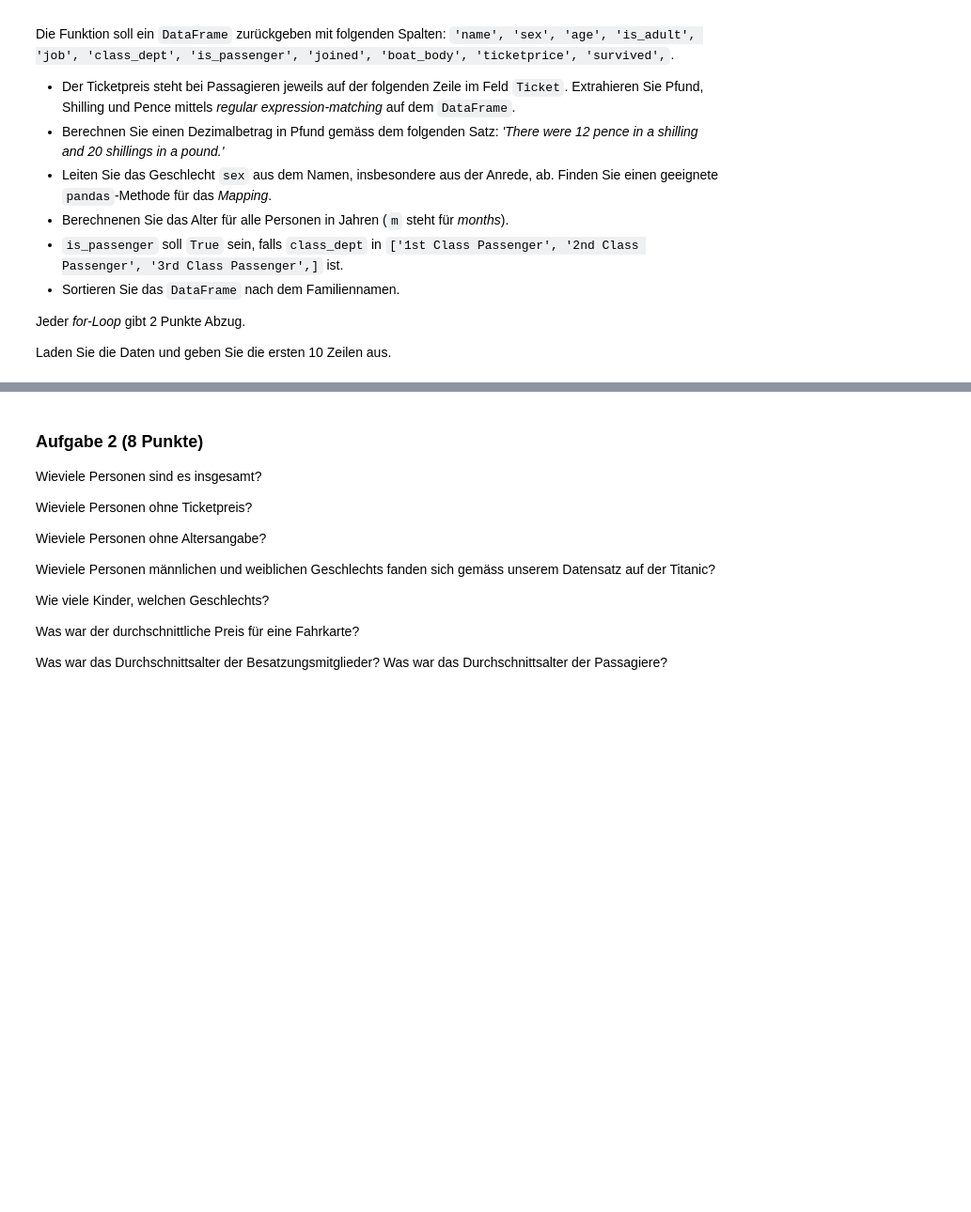
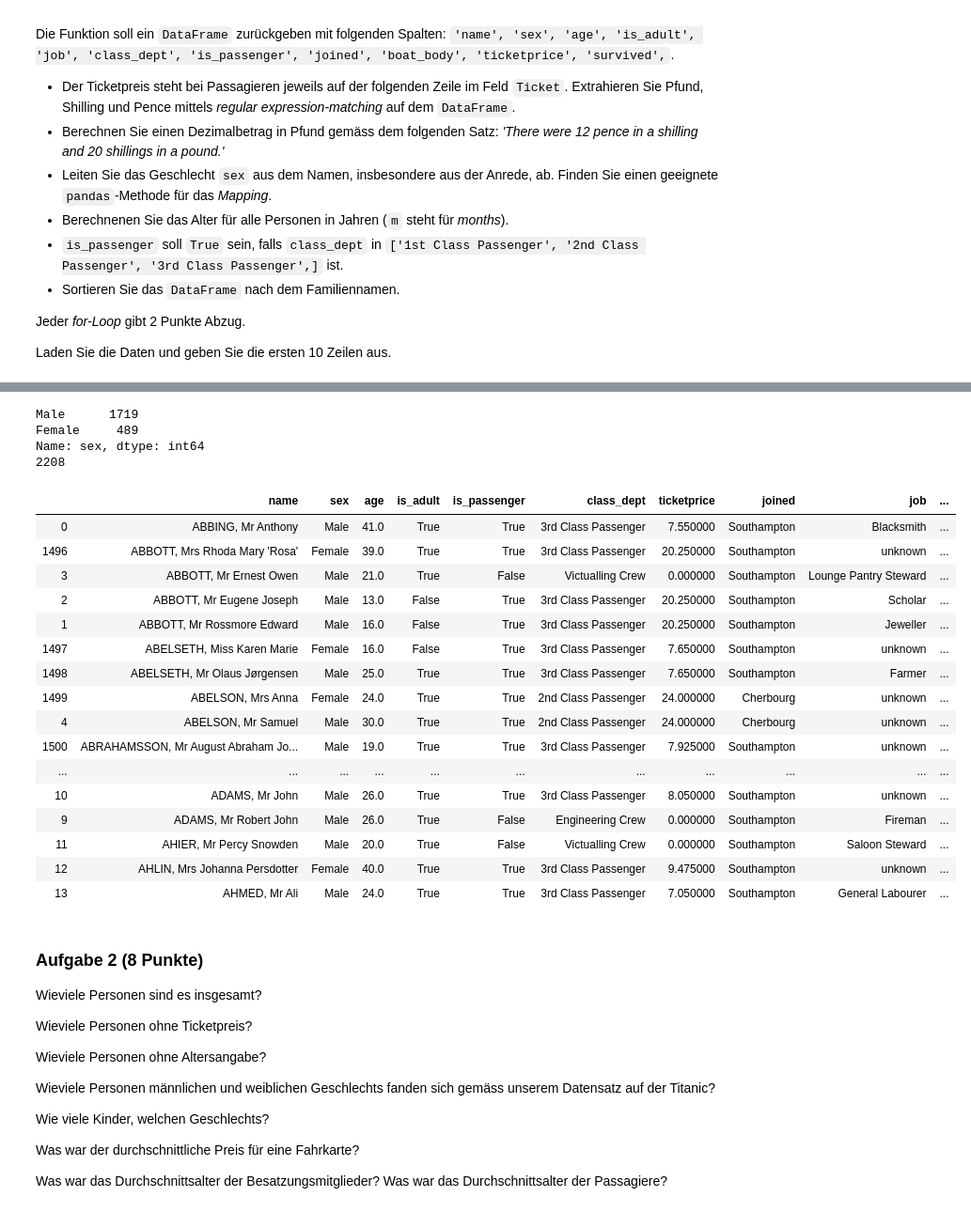
Before and after one commit to JuliaLauraMueller/dsp_hs2019, a Jupyter notebook: assignments/assignment11/exercise11.ipynb, the cells around one changed output, grey strips where cells are left out. Shown at 94% size. Drawn from its saved outputs; the diff is of its cells as text; code cells hidden in the pictures; blank space fills up the shorter version.

```diff
--- a/assignments/assignment11/exercise11.ipynb
+++ b/assignments/assignment11/exercise11.ipynb
@@ -77,9 +85,13 @@ titanic_survivors_df = '../../data/titanic_survivors.csv'
 # %%
 def cleanFile(df_1, df_2):
-    #Shift ticketprice and drop unused row
+    """
+    Hello this is a doc
+    """
+    #load data
     df_1 = pd.read_csv(df_1, skiprows=5, sep=',', usecols=range(7))
     df_2 = pd.read_csv(df_2, skiprows=5, sep=',', usecols=range(7))
 
+    #Shift ticketprice and drop unused row
     df_1.insert(3, 'Ticketprice', np.NaN)
     ticket_prices = df_1.loc[df_1['Ticket'].str.contains('£|s|d') == True, ['Ticketprice']] = df_1['Ticket']
     df_1['Ticketprice'] = df_1['Ticketprice'].shift(-1)
@@ -105,16 +117,29 @@ def cleanFile(df_1, df_2):
     #drop Ticket
     result_df = result_df.drop(columns=['Ticket'])
 
-    # Calculate a decimal amount in pounds
-
 
     #Rename columns
     result_df.rename(columns={'Name': 'name', 'Age': 'age', 'Class/Dept': 'class_dept', 'Ticketprice': 'ticketprice', 'Joined': 'joined',
                        'Job': 'job', 'Boat [Body]': 'boat_body', 'Survived': 'survived'}, inplace=True)
 
+
+    # Calculate a decimal amount in pounds
+    #result_df['ticketprice'] = result_df['ticketprice'].str.replace('£|s|d', '')
+    result_df.insert(4, 'pound', np.NaN)
+    result_df.insert(5, 'shilling', np.NaN)
+    result_df.insert(6, 'pence', np.NaN)
+
+    result_df['pound'] = result_df['ticketprice'].str.extract(pat = '£(\d*)')
+    result_df['shilling'] = result_df['ticketprice'].str.extract(pat = '(\d*)s')
+    result_df['pence'] = result_df['ticketprice'].str.extract(pat = '(\d*)d')
+
     #Replace Nan-Values
-    values = {'job':'unknown', 'boat_body':'unknown'}
+    values = {'job':'unknown', 'boat_body':'unknown', 'pound': 0, 'shilling': 0, 'pence': 0}
     result_df = result_df.fillna(value=values)
+
+    result_df['ticketprice'] = result_df['pound'].astype('float64') + result_df['shilling'].astype('float64') / 20 + result_df['pence'].astype('float64') / 240
+
+
 
     #clean Age column with years (m=months)
     result_Age = result_df.loc[result_df['age'].str.contains('m') == True, ['age']] = round((1/12) * result_df['age'].str.split('m').str[0].astype('float64'), 1)
@@ -122,7 +147,7 @@ def cleanFile(df_1, df_2):
     #insert new columns
     result_df.insert(1, 'sex', np.NaN)
     result_df.insert(3, 'is_adult', np.NaN)
-    result_df.insert(6, 'is_passenger', np.NaN)
+    result_df.insert(4, 'is_passenger', np.NaN)
 
     # Give is_Adult values
     result_df['age']= result_df['age'].astype(float)
@@ -136,7 +161,7 @@ def cleanFile(df_1, df_2):
 
     # split name for salutation
     result_df.insert(0, 'salutation', np.NaN)
-    result_df['salutation' ]= result_df['name'].str.split(',', n=1, expand = False).str[1]
+    result_df['salutation'] = result_df['name'].str.split(',', n=1, expand = False).str[1]
     result_df['salutation'] = result_df['salutation'].str.split(' ', n=1, expand = False).str[0]
     result_df['salutation'] = result_df['salutation'].str.extract(pat = '([A-Z][a-z]*)')
 
@@ -147,18 +172,16 @@ def cleanFile(df_1, df_2):
                                                       'Col': 'Male', 'Sir': 'Male', 'Mme': 'Female', 'Lucy':'Female', 'Sra': 'Female',
                                                       'Mlle': 'Female', 'Mrs': 'Female', 'Miss': 'Female', 'Do': 'Female', 'Ms': 'Female'})
 
-    # +4 Male and -4 Female
-    result_df.at[1143,'sex'] = result_df.at[1143,'sex']= 'Female'
-    print(result_df.at[1143,'sex'])
-    print(len(result_df))
+    # Mapping for sex special case Alice May
+    result_df.loc[result_df.name.str.contains('Alice May') == True, ['sex']] = 'Female'
 
     # delete not needed column salutation
-    result_df = result_df.drop(columns=['salutation'])
+    result_df = result_df.drop(columns=['salutation', 'pound', 'shilling', 'pence'])
 
     # sort dataframe --> familyname
     cleaned_result_df = result_df.sort_values(by=['name'], ascending=True)
-    cleaned_result_df.to_csv('titanic.csv')
-    #print(cleaned_titanic_df['sex'].value_counts())
+    #cleaned_result_df.to_csv('titanic.csv')
+    print(cleaned_result_df['sex'].value_counts())
     print(len(cleaned_result_df))
 
 
@@ -296,3 +189,28 @@ Female
+# %%
+titanic_df = cleanFile(titanic_victims_df, titanic_survivors_df)
+titanic_df.head(20)
+# %% [output]
+Male      1719
+Female     489
+Name: sex, dtype: int64
+2208
+|  | name | sex | age | is_adult | is_passenger | class_dept | ticketprice | joined | job | ... |
+| 0 | ABBING, Mr Anthony | Male | 41.0 | True | True | 3rd Class Passenger | 7.550000 | Southampton | Blacksmith | ... |
+| 1496 | ABBOTT, Mrs Rhoda Mary 'Rosa' | Female | 39.0 | True | True | 3rd Class Passenger | 20.250000 | Southampton | unknown | ... |
+| 3 | ABBOTT, Mr Ernest Owen | Male | 21.0 | True | False | Victualling Crew | 0.000000 | Southampton | Lounge Pantry Steward | ... |
+| 2 | ABBOTT, Mr Eugene Joseph | Male | 13.0 | False | True | 3rd Class Passenger | 20.250000 | Southampton | Scholar | ... |
+| 1 | ABBOTT, Mr Rossmore Edward | Male | 16.0 | False | True | 3rd Class Passenger | 20.250000 | Southampton | Jeweller | ... |
+| 1497 | ABELSETH, Miss Karen Marie | Female | 16.0 | False | True | 3rd Class Passenger | 7.650000 | Southampton | unknown | ... |
+| 1498 | ABELSETH, Mr Olaus Jørgensen | Male | 25.0 | True | True | 3rd Class Passenger | 7.650000 | Southampton | Farmer | ... |
+| 1499 | ABELSON, Mrs Anna | Female | 24.0 | True | True | 2nd Class Passenger | 24.000000 | Cherbourg | unknown | ... |
+| 4 | ABELSON, Mr Samuel | Male | 30.0 | True | True | 2nd Class Passenger | 24.000000 | Cherbourg | unknown | ... |
+| 1500 | ABRAHAMSSON, Mr August Abraham Jo... | Male | 19.0 | True | True | 3rd Class Passenger | 7.925000 | Southampton | unknown | ... |
+| ... | ... | ... | ... | ... | ... | ... | ... | ... | ... | ... |
+| 10 | ADAMS, Mr John | Male | 26.0 | True | True | 3rd Class Passenger | 8.050000 | Southampton | unknown | ... |
+| 9 | ADAMS, Mr Robert John | Male | 26.0 | True | False | Engineering Crew | 0.000000 | Southampton | Fireman | ... |
+| 11 | AHIER, Mr Percy Snowden | Male | 20.0 | True | False | Victualling Crew | 0.000000 | Southampton | Saloon Steward | ... |
+| 12 | AHLIN, Mrs Johanna Persdotter | Female | 40.0 | True | True | 3rd Class Passenger | 9.475000 | Southampton | unknown | ... |
+| 13 | AHMED, Mr Ali | Male | 24.0 | True | True | 3rd Class Passenger | 7.050000 | Southampton | General Labourer | ... |
 # %% [markdown]
 ### Aufgabe 2 (8 Punkte)
 
```
Also changed, not shown: parts of 21 cells of this notebook, 1 other file.
